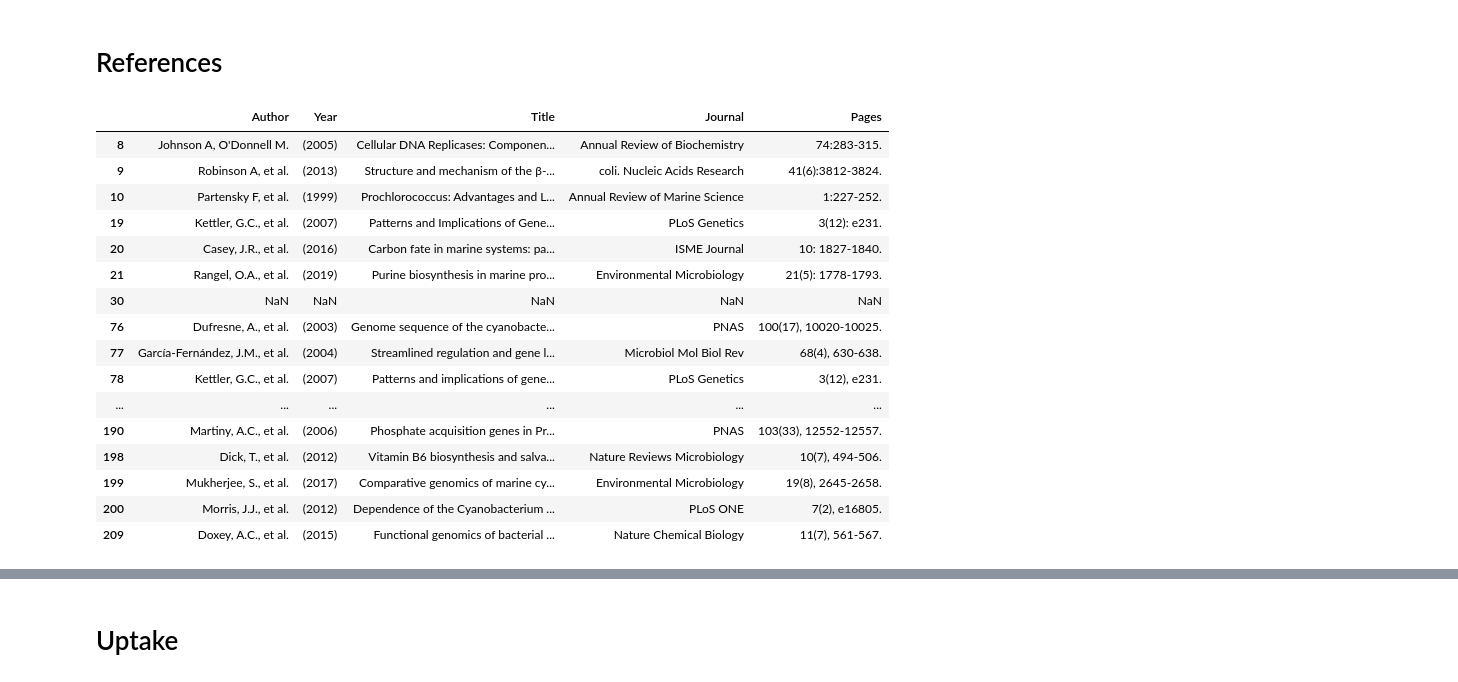
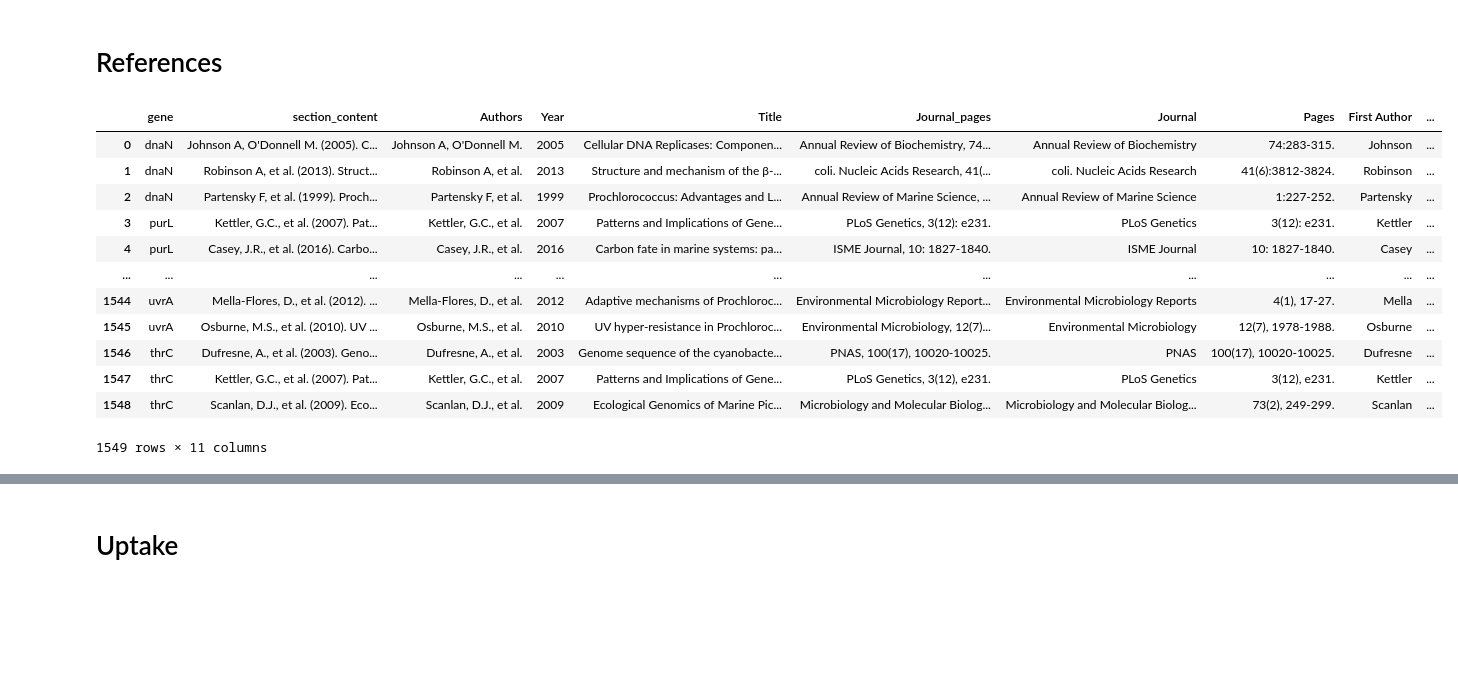
Before and after one commit to wosnat/llm_gene_expression, a Jupyter notebook: Review Paper 1 - single prompt/single prompt display.ipynb, the cells around one changed output, grey strips where cells are left out. Cells and saved outputs as stored; diff of their text form; code cells hidden in the pictures; blank space fills up the shorter version.

```diff
--- a/Review Paper 1 - single prompt/single prompt display.ipynb
+++ b/Review Paper 1 - single prompt/single prompt display.ipynb
@@ -449,27 +377,32 @@ df_database.head(10)
 # %% [markdown]
 # References
 # %%
-refereces_series = df_database.loc[df_database.section_name.isin(['references']), 'section_content']
+reference_df = df_database.loc[df_database.section_name.isin(['references']), ['gene','section_content']]
 # %%
-reference_df = refereces_series.str.extract(r'^([^\(]+) (\(\d+\))\.? ([^\.]+)\.([^,]+),(.*)$')
-reference_df = reference_df.rename(columns={0: 'Author', 1:'Year', 2:'Title', 3:'Journal', 4:'Pages'})
+ref_pattern_missing_comma = r'^([^\d\(]+) \(?(\d+)\)?\.? ([^\.]+)\. (.*)$'
+reference_df[['Authors', 'Year', 'Title', 'Journal_pages']] = reference_df['section_content'].str.replace('sp. strain', 'sp strain', regex=False).str.extract(ref_pattern_missing_comma)
+reference_df[['Journal', 'Pages']] = reference_df['Journal_pages'].str.extract(r'([^\d,]+),? (.*)')
+reference_df[['First Author']] = reference_df['Authors'].str.extract(r'^(\w+)')
-# %%
-reference_df.drop_duplicates(subset='Title').head(40)
-# %% [output]
-|  | Author | Year | Title | Journal | Pages |
-| 8 | Johnson A, O'Donnell M. | (2005) | Cellular DNA Replicases: Componen... | Annual Review of Biochemistry | 74:283-315. |
-| 9 | Robinson A, et al. | (2013) | Structure and mechanism of the β-... | coli. Nucleic Acids Research | 41(6):3812-3824. |
-| 10 | Partensky F, et al. | (1999) | Prochlorococcus: Advantages and L... | Annual Review of Marine Science | 1:227-252. |
-| 19 | Kettler, G.C., et al. | (2007) | Patterns and Implications of Gene... | PLoS Genetics | 3(12): e231. |
-| 20 | Casey, J.R., et al. | (2016) | Carbon fate in marine systems: pa... | ISME Journal | 10: 1827-1840. |
-| 21 | Rangel, O.A., et al. | (2019) | Purine biosynthesis in marine pro... | Environmental Microbiology | 21(5): 1778-1793. |
-| 30 | NaN | NaN | NaN | NaN | NaN |
-| 76 | Dufresne, A., et al. | (2003) | Genome sequence of the cyanobacte... | PNAS | 100(17), 10020-10025. |
-| 77 | García-Fernández, J.M., et al. | (2004) | Streamlined regulation and gene l... | Microbiol Mol Biol Rev | 68(4), 630-638. |
-| 78 | Kettler, G.C., et al. | (2007) | Patterns and implications of gene... | PLoS Genetics | 3(12), e231. |
-| ... | ... | ... | ... | ... | ... |
-| 190 | Martiny, A.C., et al. | (2006) | Phosphate acquisition genes in Pr... | PNAS | 103(33), 12552-12557. |
-| 198 | Dick, T., et al. | (2012) | Vitamin B6 biosynthesis and salva... | Nature Reviews Microbiology | 10(7), 494-506. |
-| 199 | Mukherjee, S., et al. | (2017) | Comparative genomics of marine cy... | Environmental Microbiology | 19(8), 2645-2658. |
-| 200 | Morris, J.J., et al. | (2012) | Dependence of the Cyanobacterium ... | PLoS ONE | 7(2), e16805. |
-| 209 | Doxey, A.C., et al. | (2015) | Functional genomics of bacterial ... | Nature Chemical Biology | 11(7), 561-567. |
+# %%
+for col in reference_df.columns:
+    reference_df[col] = reference_df[col].str.strip()
+reference_df['First Author lower'] = reference_df['First Author'].str.lower()
+reference_df['Title lower'] = reference_df['Title'].str.lower()
+# %%
+reference_df = reference_df.reset_index(drop=True)
+# %%
+reference_df
+# %% [output]
+|  | gene | section_content | Authors | Year | Title | Journal_pages | Journal | Pages | First Author | ... |
+| 0 | dnaN | Johnson A, O'Donnell M. (2005). C... | Johnson A, O'Donnell M. | 2005 | Cellular DNA Replicases: Componen... | Annual Review of Biochemistry, 74... | Annual Review of Biochemistry | 74:283-315. | Johnson | ... |
+| 1 | dnaN | Robinson A, et al. (2013). Struct... | Robinson A, et al. | 2013 | Structure and mechanism of the β-... | coli. Nucleic Acids Research, 41(... | coli. Nucleic Acids Research | 41(6):3812-3824. | Robinson | ... |
+| 2 | dnaN | Partensky F, et al. (1999). Proch... | Partensky F, et al. | 1999 | Prochlorococcus: Advantages and L... | Annual Review of Marine Science, ... | Annual Review of Marine Science | 1:227-252. | Partensky | ... |
+| 3 | purL | Kettler, G.C., et al. (2007). Pat... | Kettler, G.C., et al. | 2007 | Patterns and Implications of Gene... | PLoS Genetics, 3(12): e231. | PLoS Genetics | 3(12): e231. | Kettler | ... |
+| 4 | purL | Casey, J.R., et al. (2016). Carbo... | Casey, J.R., et al. | 2016 | Carbon fate in marine systems: pa... | ISME Journal, 10: 1827-1840. | ISME Journal | 10: 1827-1840. | Casey | ... |
+| ... | ... | ... | ... | ... | ... | ... | ... | ... | ... | ... |
+| 1544 | uvrA | Mella-Flores, D., et al. (2012). ... | Mella-Flores, D., et al. | 2012 | Adaptive mechanisms of Prochloroc... | Environmental Microbiology Report... | Environmental Microbiology Reports | 4(1), 17-27. | Mella | ... |
+| 1545 | uvrA | Osburne, M.S., et al. (2010). UV ... | Osburne, M.S., et al. | 2010 | UV hyper-resistance in Prochloroc... | Environmental Microbiology, 12(7)... | Environmental Microbiology | 12(7), 1978-1988. | Osburne | ... |
+| 1546 | thrC | Dufresne, A., et al. (2003). Geno... | Dufresne, A., et al. | 2003 | Genome sequence of the cyanobacte... | PNAS, 100(17), 10020-10025. | PNAS | 100(17), 10020-10025. | Dufresne | ... |
+| 1547 | thrC | Kettler, G.C., et al. (2007). Pat... | Kettler, G.C., et al. | 2007 | Patterns and Implications of Gene... | PLoS Genetics, 3(12), e231. | PLoS Genetics | 3(12), e231. | Kettler | ... |
+| 1548 | thrC | Scanlan, D.J., et al. (2009). Eco... | Scanlan, D.J., et al. | 2009 | Ecological Genomics of Marine Pic... | Microbiology and Molecular Biolog... | Microbiology and Molecular Biolog... | 73(2), 249-299. | Scanlan | ... |
+1549 rows × 11 columns
```
Also changed, not shown: parts of 70 cells of this notebook, 6 other files.
